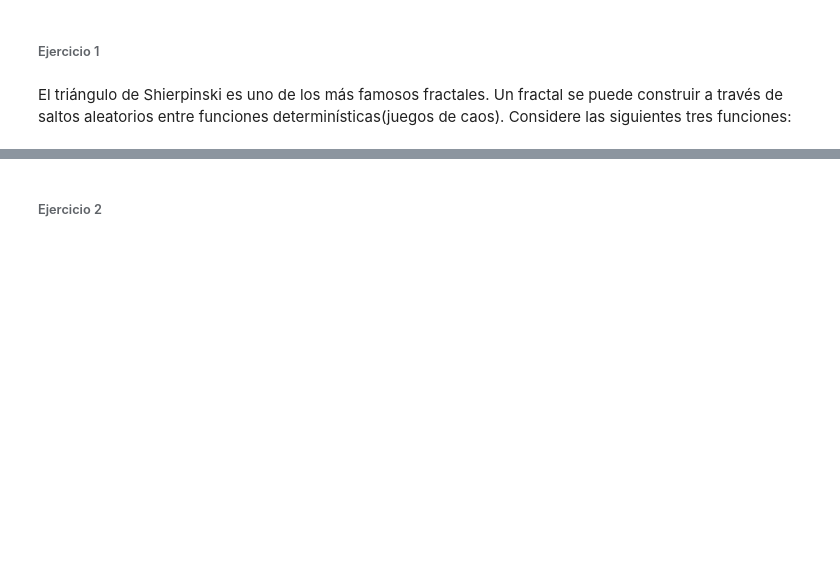
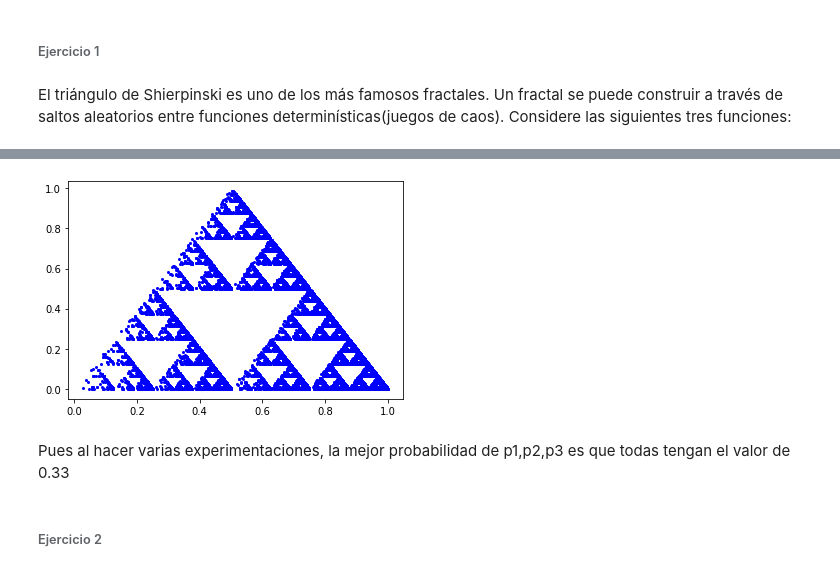
Before and after one commit to gusta257/MiniProyecto, a Jupyter notebook: MiniProyecto.ipynb, the cells around one changed output, grey strips where cells are left out. Drawn from its saved outputs; the diff is of its cells as text; code cells hidden in the pictures; blank space fills up the shorter version.

```diff
--- a/MiniProyecto.ipynb
+++ b/MiniProyecto.ipynb
@@ -15,3 +37,27 @@ El triángulo de Shierpinski es uno de los más famosos fractales. Un fractal se
+# %%
+x = 0
+y = 0
+
+for i in range(100000):
+    prob = randint(1,10)
+
+    if prob == 1:
+        x = x/2
+        y = y/2
+    elif prob >=2 and prob<=7 :
+        x = x/2 + 0.5
+        y = y/2
+    elif  prob > 8:
+        x = x/2 + 0.25
+        y = y/2 + 0.5
+
+    plt.plot(x,y,"o",color="blue",markersize=2)
+
+plt.show()
+# %% [output]
+[figure, added]
+# %% [markdown]
+Pues al hacer varias experimentaciones, la mejor probabilidad de p1,p2,p3 es que todas tengan el valor de 0.33
 # %% [markdown]
 ###### Ejercicio 2
 # %% [markdown]
```
Also changed, not shown: parts of 54 cells of this notebook.
